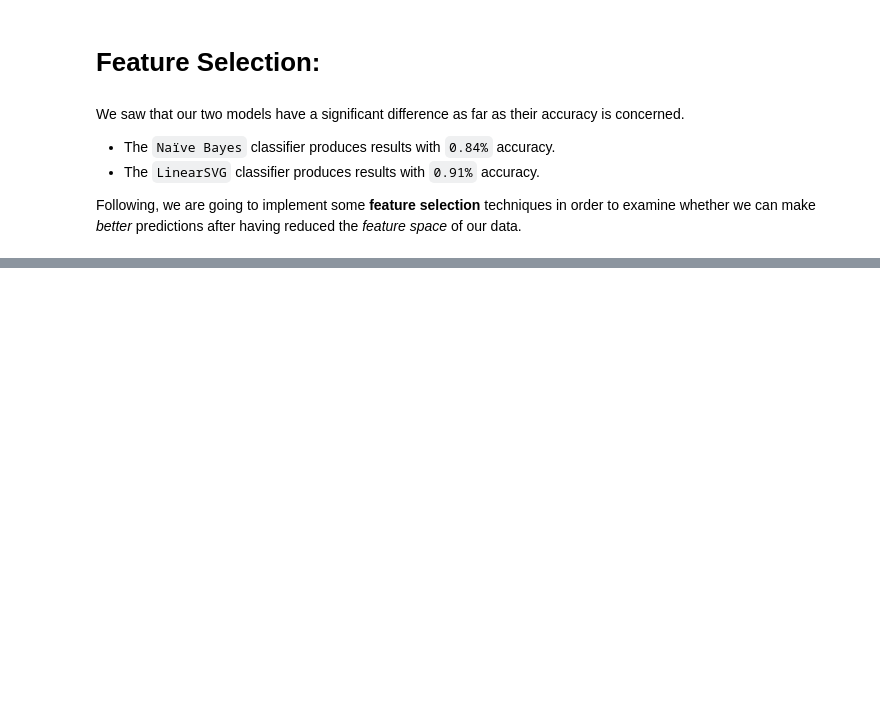
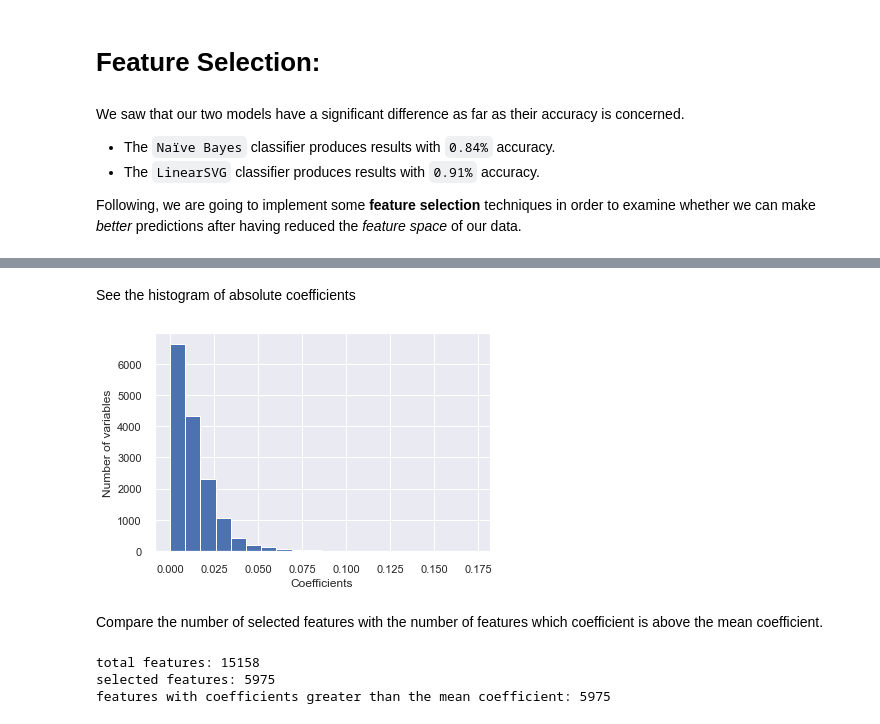
Before and after one commit to openlabathens/article-classification, a Jupyter notebook: report.ipynb, the cells around one changed output, grey strips where cells are left out. Saved outputs shown, nothing was run; the diff lists cells and outputs as text; code cells hidden in the pictures; blank space fills up the shorter version.

```diff
--- a/report.ipynb
+++ b/report.ipynb
@@ -318,0 +385,25 @@ Following, we are going to implement some **feature selection** techniques in or
+# %% [markdown]
+See the histogram of absolute coefficients
+# %%
+pd.Series(np.abs(sel_.estimator_.coef_).ravel()).hist(bins=20)
+plt.xlabel('Coefficients')
+plt.ylabel('Number of variables')
+plt.show()
+# %% [output]
+[figure, added]
+# %% [markdown]
+Compare the  number of selected features with the number of features which coefficient is above the mean coefficient.
+# %%
+print('total features: {}'.format((X_train_df.shape[1])))
+
+print('selected features: {}'.format(len(selected_feat)))
+
+print(
+    'features with coefficients greater than the mean coefficient: {}'.format(
+        np.sum(
+            np.abs(sel_.estimator_.coef_) > np.abs(
+                sel_.estimator_.coef_).mean())))
+# %% [output]
+total features: 15158
+selected features: 5975
+features with coefficients greater than the mean coefficient: 5975
```
Also changed, not shown: parts of 22 cells of this notebook.
